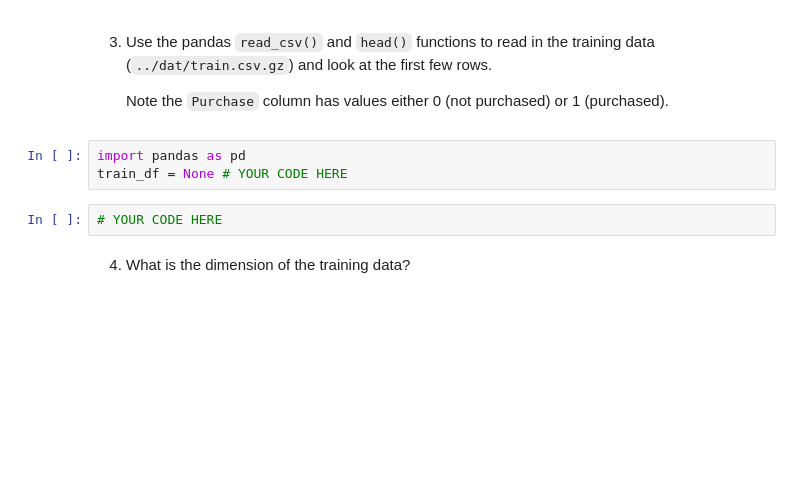
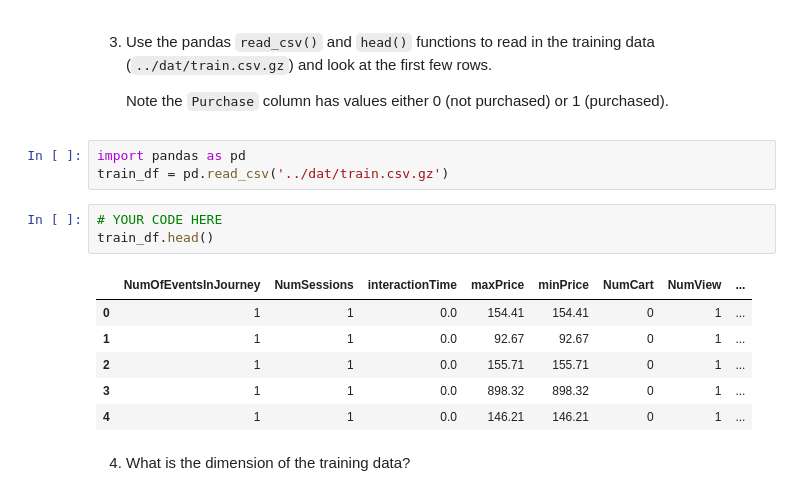
Before and after one commit to MonuSingh16/mle-work, a Jupyter notebook: assignments/week-06-supervised-ml/nb/electronics-purchase-prediction.ipynb, the cells around one changed output. Drawn from its saved outputs; the diff is of its cells as text; blank space fills up the shorter version.

```diff
--- a/assignments/week-06-supervised-ml/nb/electronics-purchase-prediction.ipynb
+++ b/assignments/week-06-supervised-ml/nb/electronics-purchase-prediction.ipynb
@@ -49,9 +53,17 @@ The dataset we are working with is essentially what we have screenshotted above,
     Note the `Purchase` column has values either 0 (not purchased) or 1 (purchased).
 # %%
 import pandas as pd
-train_df = None # YOUR CODE HERE
+train_df = pd.read_csv('../dat/train.csv.gz')
 # %%
 # YOUR CODE HERE
+train_df.head()
+# %% [output]
+|  | NumOfEventsInJourney | NumSessions | interactionTime | maxPrice | minPrice | NumCart | NumView | ... |
+| 0 | 1 | 1 | 0.0 | 154.41 | 154.41 | 0 | 1 | ... |
+| 1 | 1 | 1 | 0.0 | 92.67 | 92.67 | 0 | 1 | ... |
+| 2 | 1 | 1 | 0.0 | 155.71 | 155.71 | 0 | 1 | ... |
+| 3 | 1 | 1 | 0.0 | 898.32 | 898.32 | 0 | 1 | ... |
+| 4 | 1 | 1 | 0.0 | 146.21 | 146.21 | 0 | 1 | ... |
 # %% [markdown]
 4. What is the dimension of the training data?
 # %%
```
Also changed, not shown: parts of 3 cells of this notebook, 1 other file.
